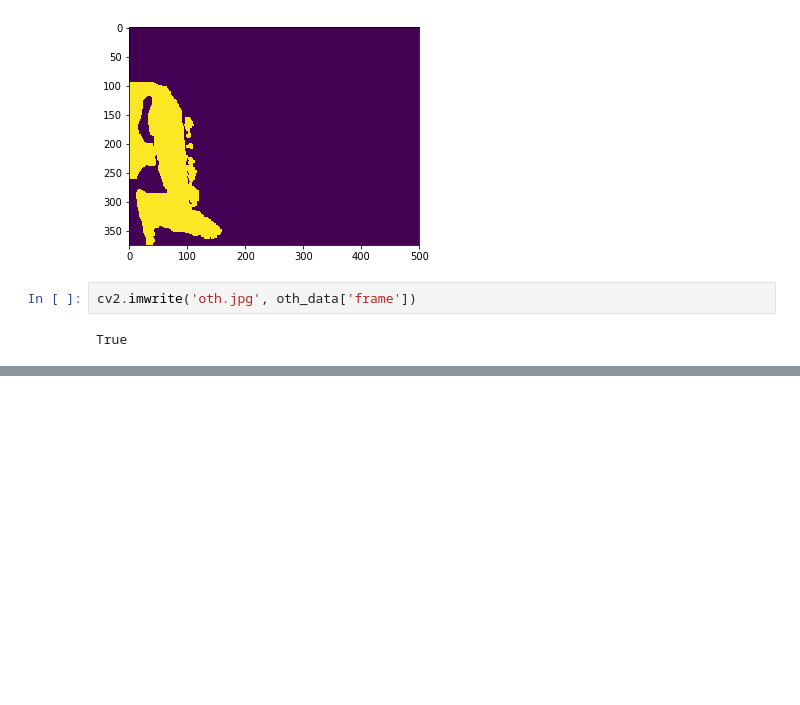
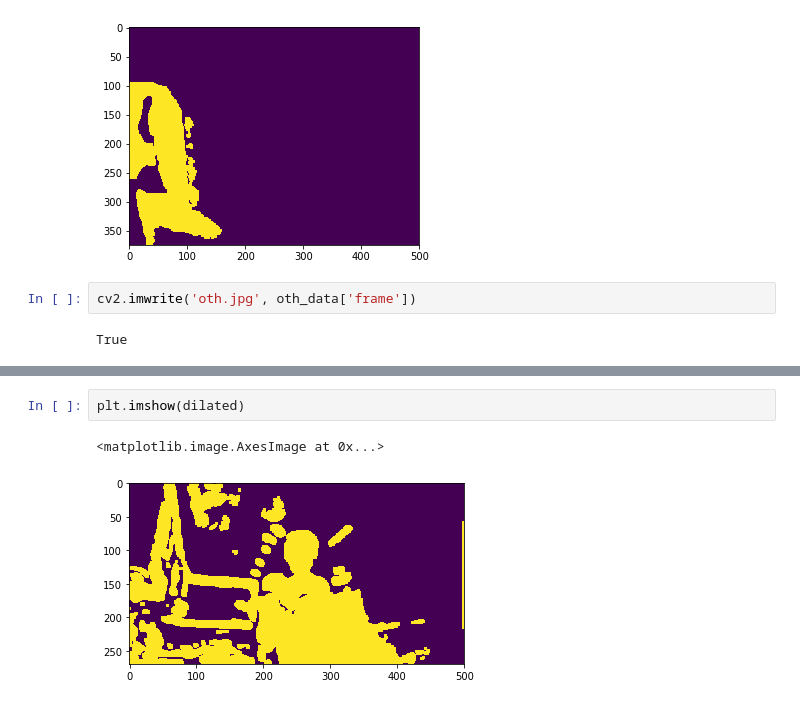
Before and after one commit to ian-whitestone/rpi-security-system, a Jupyter notebook: analysis/analysis.ipynb, the cells around one changed output, grey strips where cells are left out. Saved outputs shown, nothing was run; the diff lists cells and outputs as text; blank space fills up the shorter version.

```diff
--- a/analysis/analysis.ipynb
+++ b/analysis/analysis.ipynb
@@ -147,0 +302,5 @@ True
+# %%
+plt.imshow(dilated)
+# %% [output]
+<matplotlib.image.AxesImage at 0x...>
+[figure, added]
```
Also changed, not shown: parts of 30 cells of this notebook, 2 other files.
